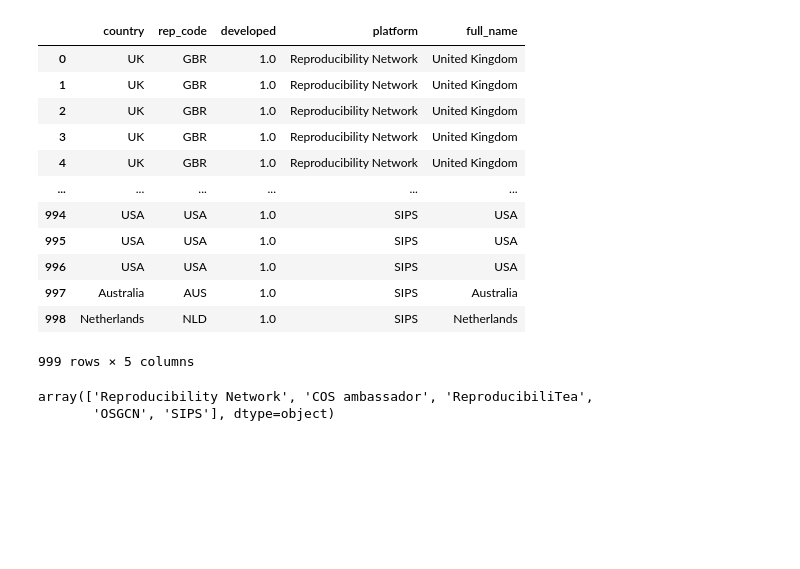
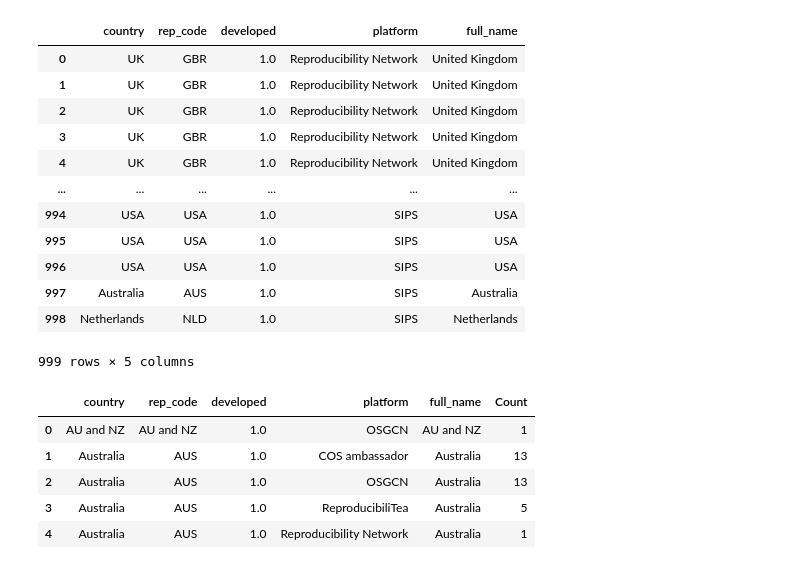
Before and after one commit to Chinese-Open-Science-Network/COSN_Manuscript, a Jupyter notebook: notebooks/cosn_fig1.ipynb, the cells around one changed output. Cells and saved outputs as stored; diff of their text form; code cells hidden in the pictures; blank space fills up the shorter version.

```diff
--- a/notebooks/cosn_fig1.ipynb
+++ b/notebooks/cosn_fig1.ipynb
@@ -33,8 +32,13 @@ data_df
 | 997 | Australia | AUS | 1.0 | SIPS | Australia |
 | 998 | Netherlands | NLD | 1.0 | SIPS | Netherlands |
 999 rows × 5 columns
-# %%
-data_df.platform.unique()
-# %% [output]
-array(['Reproducibility Network', 'COS ambassador', 'ReproducibiliTea',
-       'OSGCN', 'SIPS'], dtype=object)
+# %%
+vis_df = data_df.groupby(['country', 'rep_code', 'developed', 'platform', 'full_name']).size().reset_index(name='Count')
+vis_df.head(5)
+# %% [output]
+|  | country | rep_code | developed | platform | full_name | Count |
+| 0 | AU and NZ | AU and NZ | 1.0 | OSGCN | AU and NZ | 1 |
+| 1 | Australia | AUS | 1.0 | COS ambassador | Australia | 13 |
+| 2 | Australia | AUS | 1.0 | OSGCN | Australia | 13 |
+| 3 | Australia | AUS | 1.0 | ReproducibiliTea | Australia | 5 |
+| 4 | Australia | AUS | 1.0 | Reproducibility Network | Australia | 1 |
```
Also changed, not shown: parts of 2 cells of this notebook.
